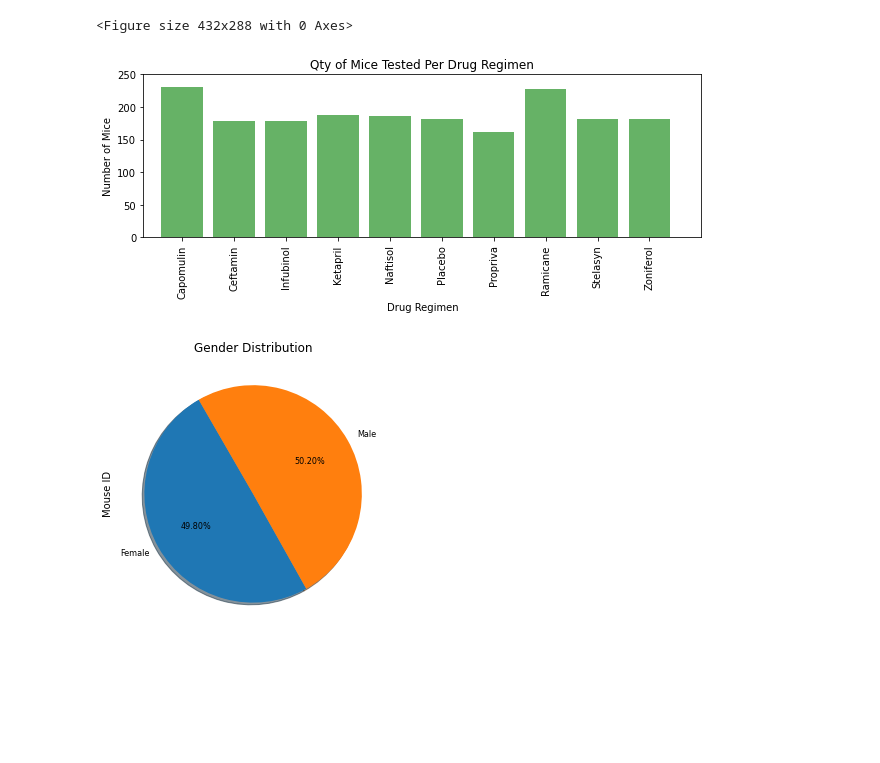
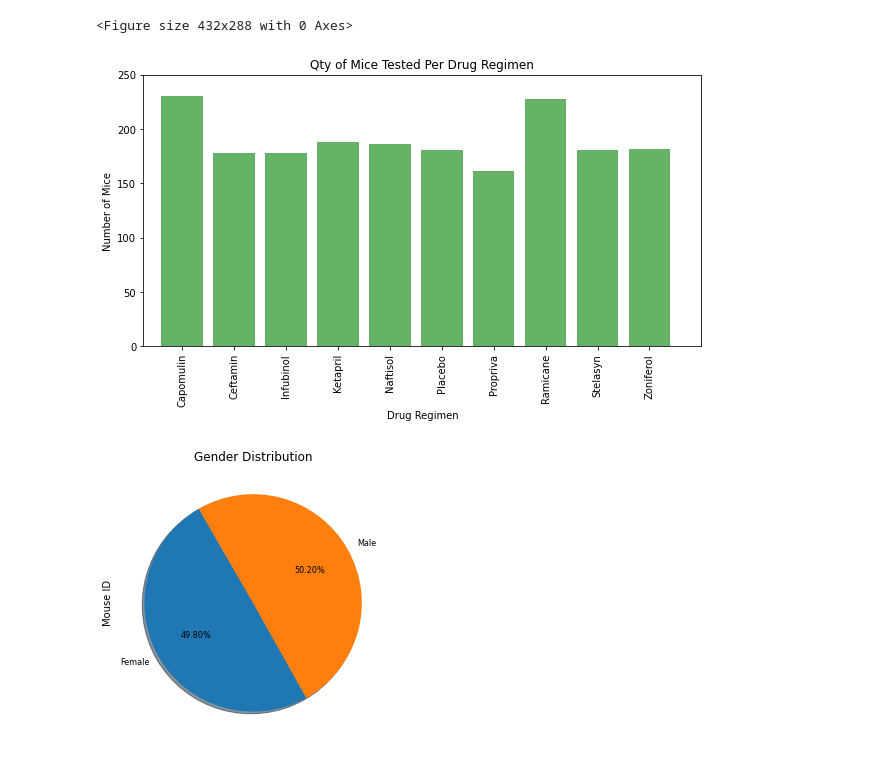
Before and after one commit to TinaKuo77/Matplotlib_Challenging, a Jupyter notebook: Pymaceuticals/FinalResult.ipynb, the cells around one changed output. Cells and saved outputs as stored; diff of their text form; code cells hidden in the pictures; blank space fills up the shorter version.

Commit message:
The Power of Plots

```diff
--- a/Pymaceuticals/FinalResult.ipynb
+++ b/Pymaceuticals/FinalResult.ipynb
@@ -154,30 +154,30 @@ plt.tight_layout()
 # %%
 # Generate a bar plot showing the total number of measurements taken on each drug regimen using pyplot.
 
 drug_regimen = qty_mouse.index.tolist()
 mouse_count = qty_mouse["Mouse ID"].tolist()
 
 # Set x_axis and tick locations
 x_axis = np.arange(len(mouse_count))
 tick_locations = [value for value in x_axis]
 
 # Create a list
-plt.figure(figsize=(10,3))
+plt.figure(figsize=(10,5))
 plt.bar(x_axis, mouse_count, color="green", alpha=0.6, align="center")
 plt.xticks(tick_locations, drug_regimen, rotation="vertical")
 
 # Create a title for chart and X axis and y axis
 plt.title("Qty of Mice Tested Per Drug Regimen")
 plt.xlabel("Drug Regimen")
 plt.ylabel("Number of Mice")
 
 # set the limits
 plt.xlim(-0.75, 10)
 plt.ylim(0, 250)
 
 plt.show()
 # %% [output]
-[figure, old version]
+[figure, new version]
 # %%
 # Generate a pie plot showing the distribution of female versus male mice using pandas
 
```
